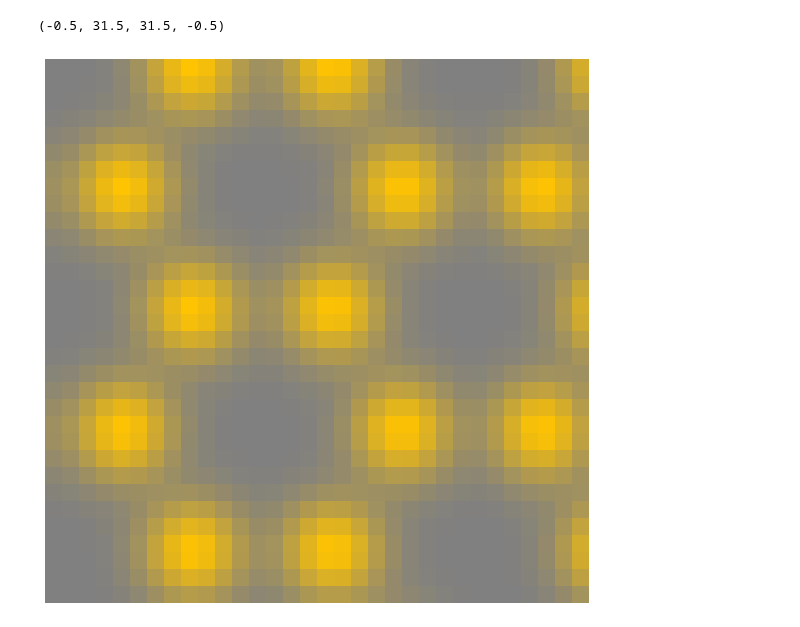
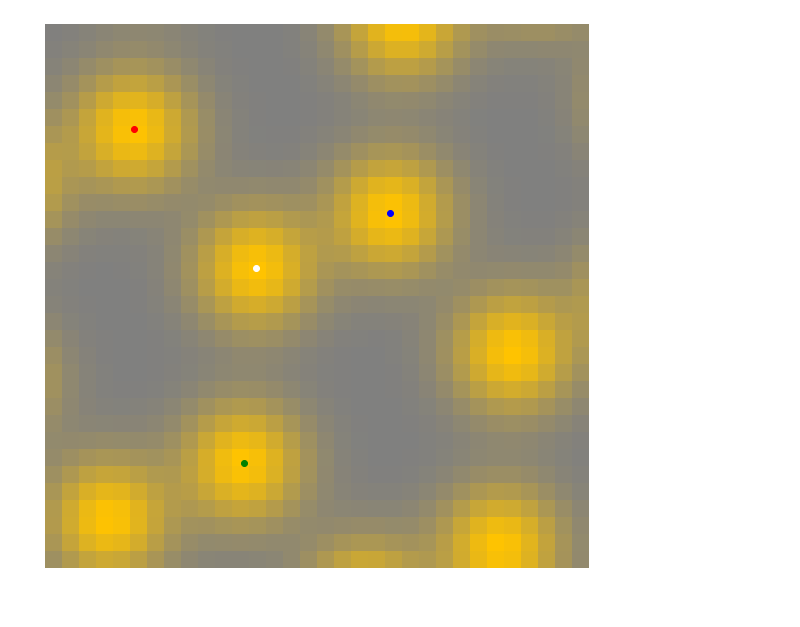
Before and after one commit to DanielMGlazer/HexogonalMLProject, a Jupyter notebook: Hexagonal_Training_Data.ipynb, the cells around one changed output. Saved outputs shown, nothing was run; the diff lists cells and outputs as text; code cells hidden in the pictures.

```diff
--- a/Hexagonal_Training_Data.ipynb
+++ b/Hexagonal_Training_Data.ipynb
@@ -155,7 +149,7 @@ class Training_im:
     def gauss_to_color(self):
         for i in range(self.image_size[0]):
             for j in range(self.image_size[1]):
-                rgbcolor=ImageColor.getrgb(f"hsl(46,{min(math.floor(self.blob_values_array[j][i]),100)}%,50%)")
+                rgbcolor=ImageColor.getrgb(f"hsl(46,{min(max(self.blob_values_array[j][i],1e-2),100)}%,50%)")
                 self.pixel_array[j][i][0]=rgbcolor[0]
                 self.pixel_array[j][i][1]=rgbcolor[1]
                 self.pixel_array[j][i][2]=rgbcolor[2]
@@ -270,32 +264,52 @@ class Training_im:
         self.im_fin=Image.fromarray(self.pixel_array)
 
     #Labels images with central atom and neighbor vectors scaled to the size of the image
+    # def label_im(self):
+    #     central_atom=self.get_central_atom(self.atom_locs)
+    #     neighbors=self.get_nearest_neighbors(self.atom_locs,central_atom)
+    #     self.central_atom=[central_atom[0]/self.image_size[0],central_atom[1]/self.image_size[1]]
+    #     for n in neighbors:
+    #         self.neighbor_vects.append([(central_atom[0]-n[0])/self.image_size[0],(central_atom[1]-n[1])/self.image_size[1]])
     def label_im(self):
         central_atom=self.get_central_atom(self.atom_locs)
-        neighbors=self.get_nearest_neighbors(self.atom_locs,central_atom)
+        self.isRight=self.get_isRight(central_atom)
+        if self.isRight:
+            self.neighbor_vects.append(self.neighbor_vect_arr[3]/32.)
+            self.neighbor_vects.append(self.neighbor_vect_arr[5]/32.)
+            self.neighbor_vects.append(self.neighbor_vect_arr[1]/32.)
+        else:
+            self.neighbor_vects.append(self.neighbor_vect_arr[0]/32.)
+            self.neighbor_vects.append(self.neighbor_vect_arr[2]/32.)
+            self.neighbor_vects.append(self.neighbor_vect_arr[4]/32.)
         self.central_atom=[central_atom[0]/self.image_size[0],central_atom[1]/self.image_size[1]]
-        for n in neighbors:
-            self.neighbor_vects.append([(central_atom[0]-n[0])/self.image_size[0],(central_atom[1]-n[1])/self.image_size[1]])
 # %%
 #Plotting images
 #bond_lengths=[8/2,math.sqrt(3)/2*8]
-bond_length=8.2
-origin=[0,0]
-atom_size=2
+
+def plot_labels():
+    plt.plot(center_atom[0]*32,center_atom[1]*32,'o',color='white')
+    plt.plot(neighbors[0][0]*32+center_atom[0]*32,neighbors[0][1]*32+center_atom[1]*32,'o',color='red')
+    plt.plot(neighbors[1][0]*32+center_atom[0]*32,neighbors[1][1]*32+center_atom[1]*32,'o',color='green')
+    plt.plot(neighbors[2][0]*32+center_atom[0]*32,neighbors[2][1]*32+center_atom[1]*32,'o',color='blue')
+
+bond_length=7.3
+origin=[-2.5,-2.5]
+atom_size=2.4
 #strain[q,r,b]
-strain=[0,0,0]
+strain=[1,0.3,0.1]
 #anlge in degrees
-angle=0
+angle=-40
 im=Training_im([bond_length,bond_length],origin,atom_size,strain,angle)
 #im.color_data()
-#print(im.get_nearest_neighbors(im.atom_locs,im.get_central_atom(im.atom_locs)))
-#print(im.atom_locs)
-#print(im.neighbor_vects)
+center_atom=im.central_atom
+neighbors=im.neighbor_vects
 #im.im_fin.save("rotated_angle_160.png")
 fig = plt.figure(figsize = (10, 10))
 ax = plt.subplot(1,1,1)
 ax.imshow(im.im_fin)
 ax.axis('off')
+plot_labels()
+#print(im.central_atom)
+#print(im.neighbor_vects)
 # %% [output]
-(-0.5, 31.5, 31.5, -0.5)
-[figure, old version]
+[figure, new version]
```
Also changed, not shown: parts of 4 cells of this notebook, 2 other files.
